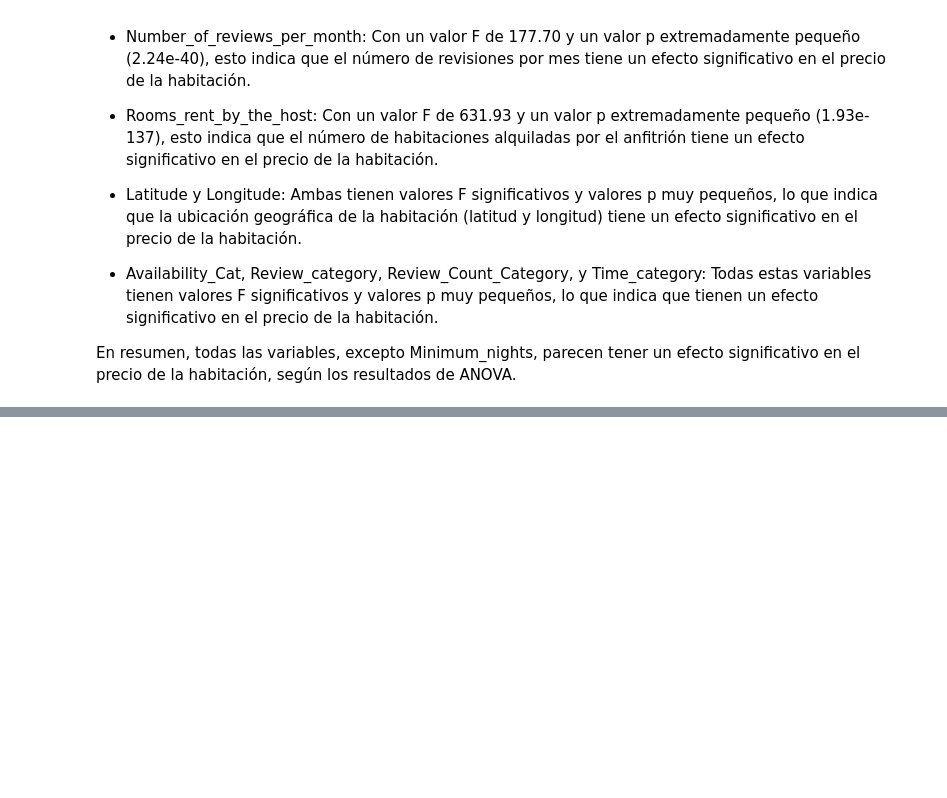
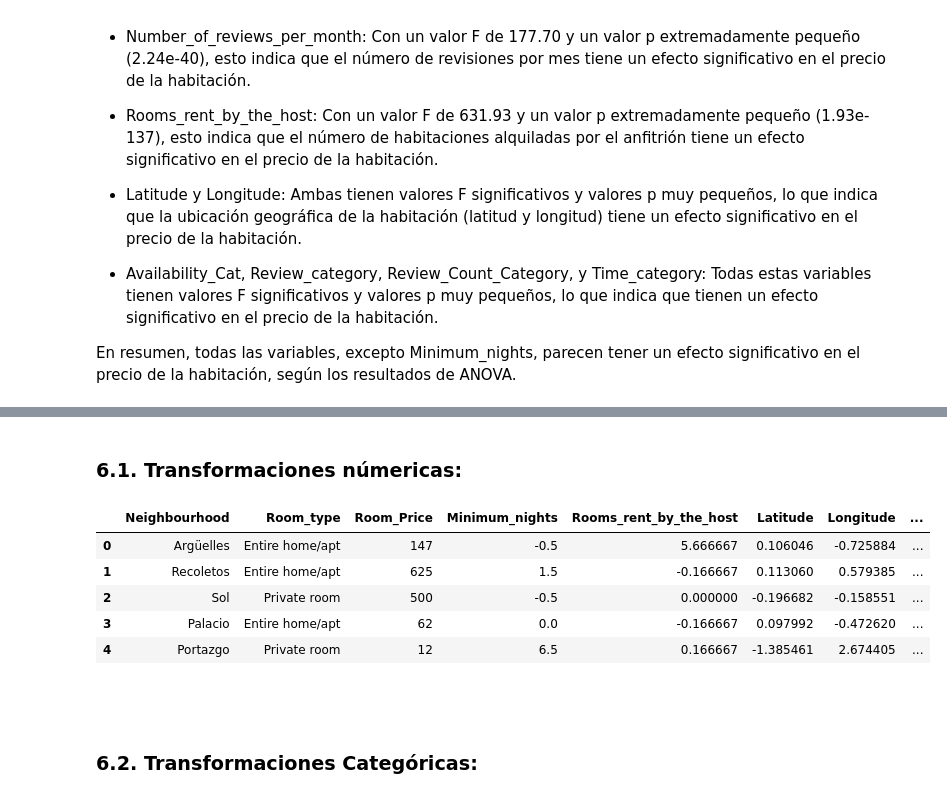
Before and after one commit to AndreaTJ/Tech-Girls-Glovo, a Jupyter notebook: notebooks/MLRegression_model_airbnb.ipynb, the cells around one changed output, grey strips where cells are left out. Cells and saved outputs as stored; diff of their text form; code cells hidden in the pictures; blank space fills up the shorter version.

```diff
--- a/notebooks/MLRegression_model_airbnb.ipynb
+++ b/notebooks/MLRegression_model_airbnb.ipynb
@@ -451,0 +519,3 @@ En resumen, todas las variables, excepto Minimum_nights, parecen tener un efecto
+# %%
+# Se crea una copia del dataframe original con la eliminacion de la columna 'Time_category'
+df_airbnb_transformed = df_airbnb_clean_vs_1.drop(['Time_category', 'Number_of_reviews', 'Number_of_reviews_per_month'], axis=1)
@@ -451,0 +542,17 @@ En resumen, todas las variables, excepto Minimum_nights, parecen tener un efecto
+# %% [markdown]
+### 6.1. Transformaciones númericas:
+# %%
+##Outliers
+columns_outliers =['Minimum_nights', 'Rooms_rent_by_the_host', 'Latitude', 'Longitude']
+Robust_scaler = preprocessing.RobustScaler().fit(df_airbnb_transformed[columns_outliers])
+df_airbnb_transformed[columns_outliers] = Robust_scaler.transform(df_airbnb_transformed[columns_outliers])
+
+#dataset normalizado
+df_airbnb_transformed.head()
+# %% [output]
+|  | Neighbourhood | Room_type | Room_Price | Minimum_nights | Rooms_rent_by_the_host | Latitude | Longitude | ... |
+| 0 | Argüelles | Entire home/apt | 147 | -0.5 | 5.666667 | 0.106046 | -0.725884 | ... |
+| 1 | Recoletos | Entire home/apt | 625 | 1.5 | -0.166667 | 0.113060 | 0.579385 | ... |
+| 2 | Sol | Private room | 500 | -0.5 | 0.000000 | -0.196682 | -0.158551 | ... |
+| 3 | Palacio | Entire home/apt | 62 | 0.0 | -0.166667 | 0.097992 | -0.472620 | ... |
+| 4 | Portazgo | Private room | 12 | 6.5 | 0.166667 | -1.385461 | 2.674405 | ... |
@@ -451,0 +561,4 @@ En resumen, todas las variables, excepto Minimum_nights, parecen tener un efecto
+# %% [markdown]
+###
+# %% [markdown]
+### 6.2. Transformaciones Categóricas:
```
Also changed, not shown: parts of 59 cells of this notebook.
